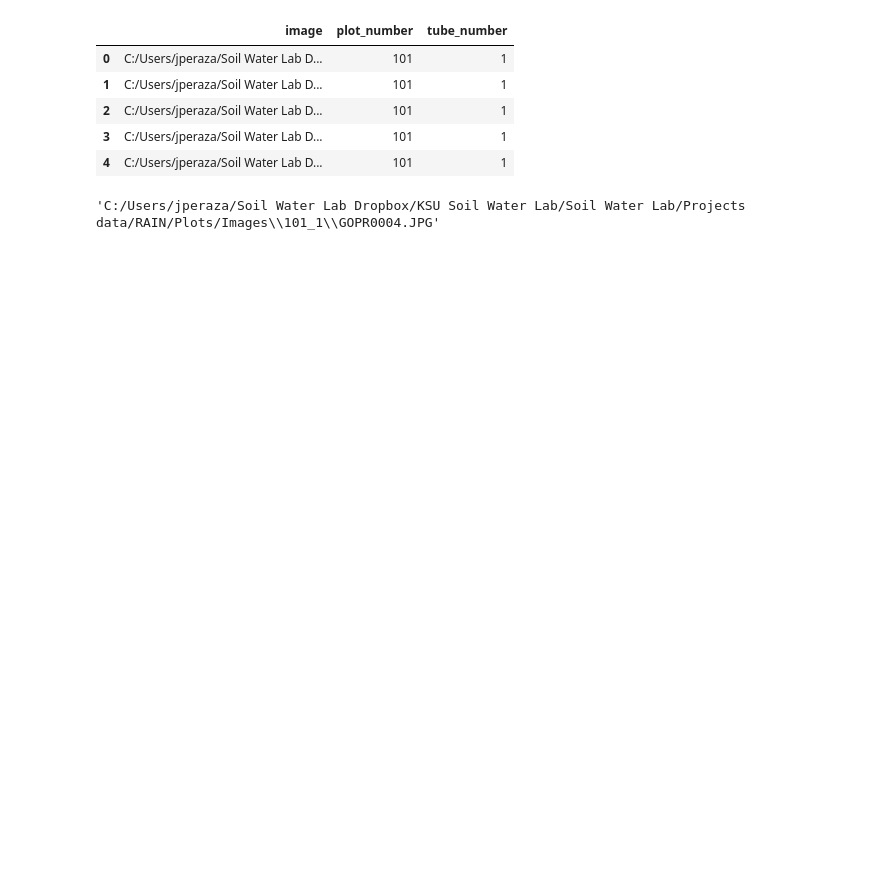
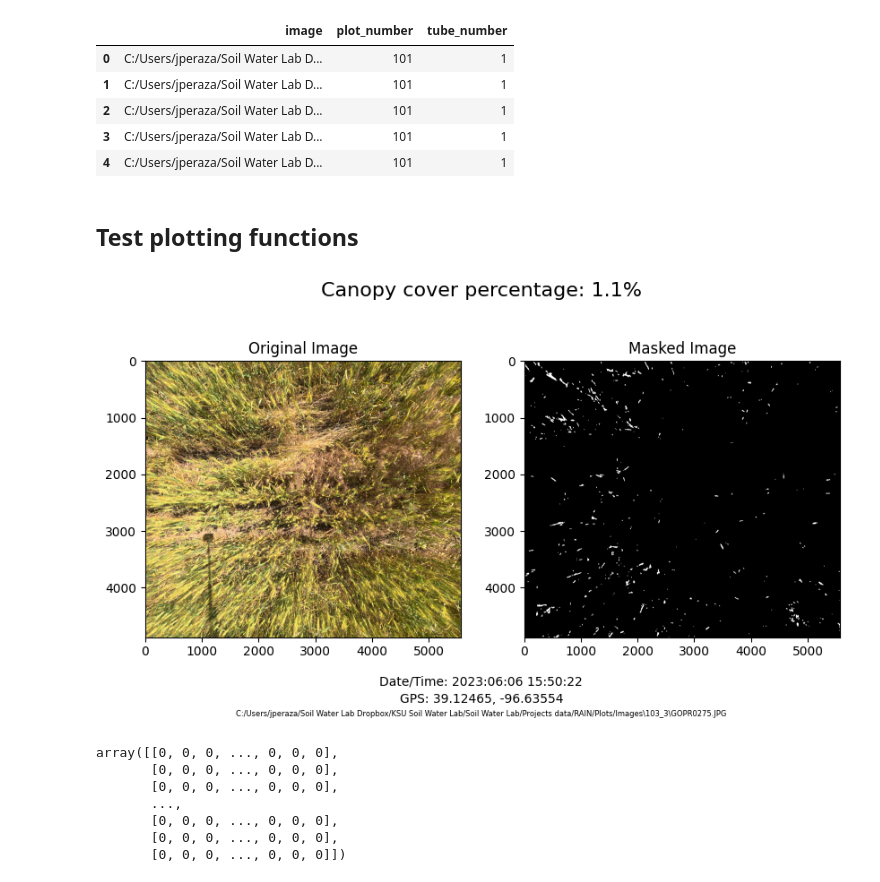
Before and after one commit to joaquinperaza/PyFoliage, a Jupyter notebook: docs/example/Untitled-Copy1.ipynb, the cells around one changed output. Drawn from its saved outputs; the diff is of its cells as text; code cells hidden in the pictures; blank space fills up the shorter version.

Commit message:
plotting functions

```diff
--- a/docs/example/Untitled-Copy1.ipynb
+++ b/docs/example/Untitled-Copy1.ipynb
@@ -27,7 +28,18 @@ tubes[['image', 'plot_number', 'tube_number']].head()
 | 4 | C:/Users/jperaza/Soil Water Lab D... | 101 | 1 |
 # %%
 tubes.to_csv("canopy_cover.csv")
+# %% [markdown]
+## Test plotting functions
 # %%
-pyfoliage.cc_image(tubes.iloc[0,0], plot=True)
+canopy=pd.read_csv("canopy_cover.csv")
-# %% [output]
-'C:/Users/jperaza/Soil Water Lab Dropbox/KSU Soil Water Lab/Soil Water Lab/Projects data/RAIN/Plots/Images\\101_1\\GOPR0004.JPG'
+# %%
+pyfoliage.cc_image(canopy.iloc[667,1], plot=True)
+# %% [output]
+[figure, added]
+array([[0, 0, 0, ..., 0, 0, 0],
+       [0, 0, 0, ..., 0, 0, 0],
+       [0, 0, 0, ..., 0, 0, 0],
+       ...,
+       [0, 0, 0, ..., 0, 0, 0],
+       [0, 0, 0, ..., 0, 0, 0],
+       [0, 0, 0, ..., 0, 0, 0]])
```
Also changed, not shown: parts of 2 cells of this notebook, 3 other files.
